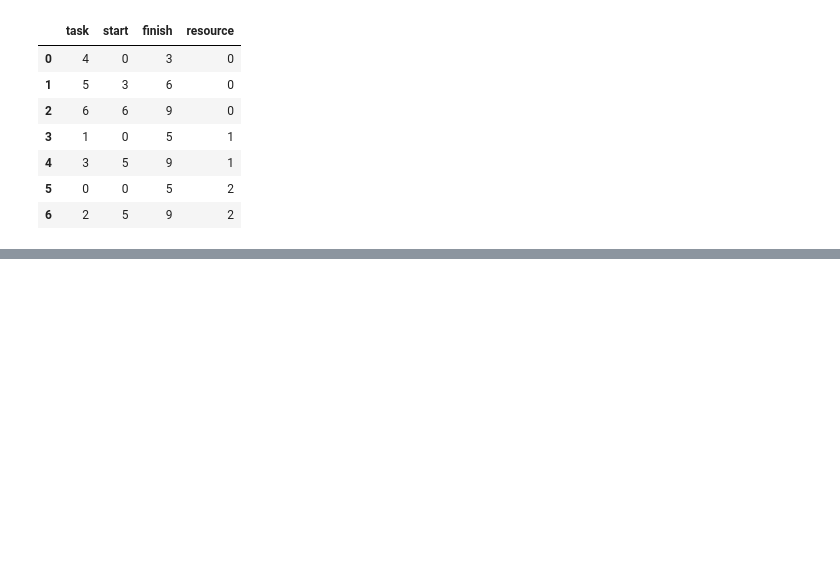
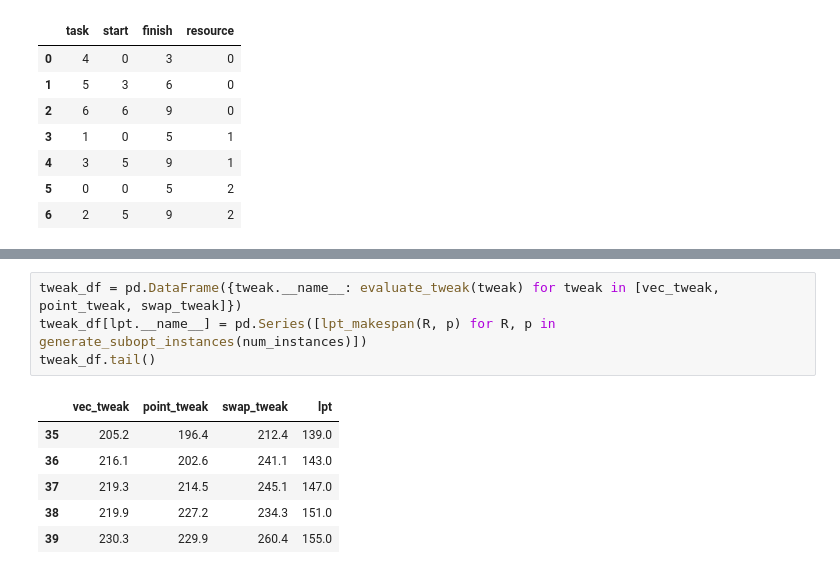
Before and after one commit to matyama/makespan-poc, a Jupyter notebook: notebooks/metaheuristics.ipynb, the cells around one changed output, grey strips where cells are left out. Saved outputs shown, nothing was run; the diff lists cells and outputs as text; blank space fills up the shorter version.

```diff
--- a/notebooks/metaheuristics.ipynb
+++ b/notebooks/metaheuristics.ipynb
@@ -53,0 +72,11 @@ show_gantt(gantt_df)
+# %%
+tweak_df = pd.DataFrame({tweak.__name__: evaluate_tweak(tweak) for tweak in [vec_tweak, point_tweak, swap_tweak]})
+tweak_df[lpt.__name__] = pd.Series([lpt_makespan(R, p) for R, p in generate_subopt_instances(num_instances)])
+tweak_df.tail()
+# %% [output]
+|  | vec_tweak | point_tweak | swap_tweak | lpt |
+| 35 | 205.2 | 196.4 | 212.4 | 139.0 |
+| 36 | 216.1 | 202.6 | 241.1 | 143.0 |
+| 37 | 219.3 | 214.5 | 245.1 | 147.0 |
+| 38 | 219.9 | 227.2 | 234.3 | 151.0 |
+| 39 | 230.3 | 229.9 | 260.4 | 155.0 |
```
Also changed, not shown: parts of 3 cells of this notebook, 1 other file.
